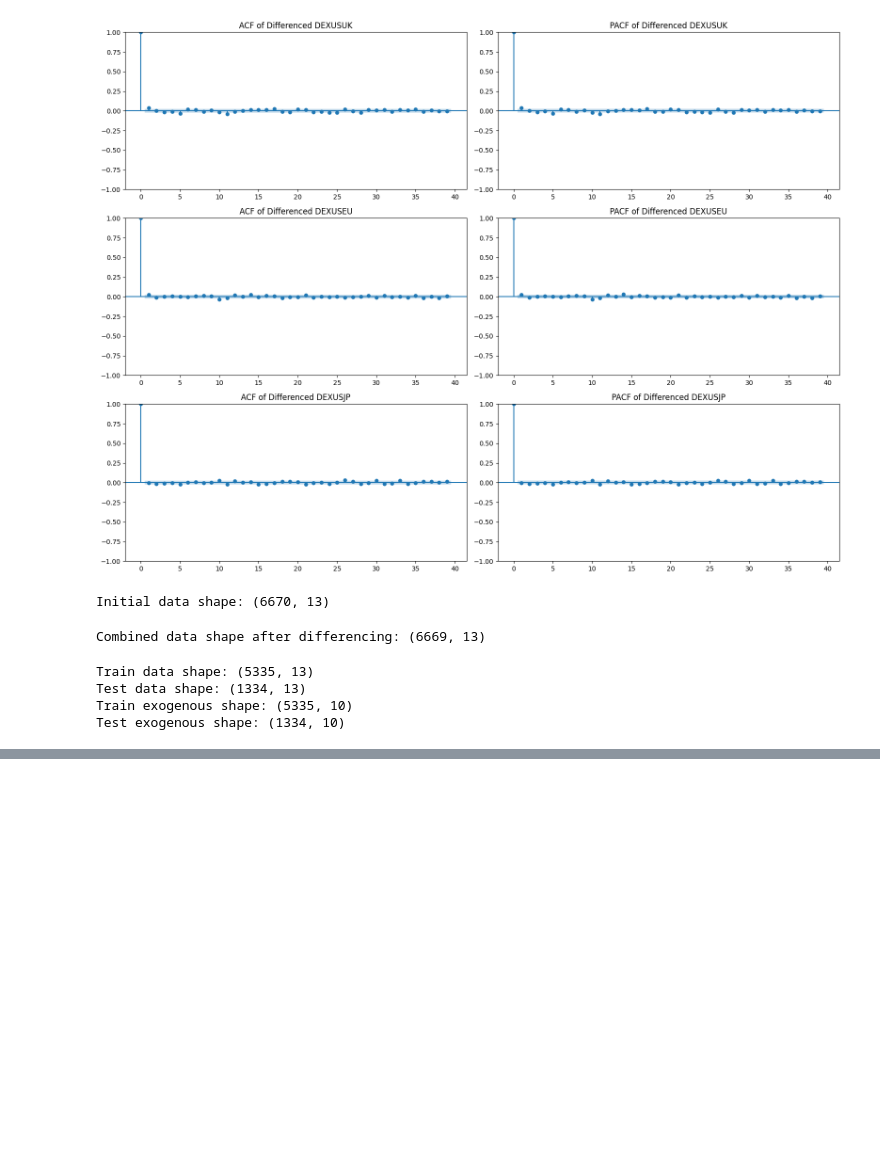
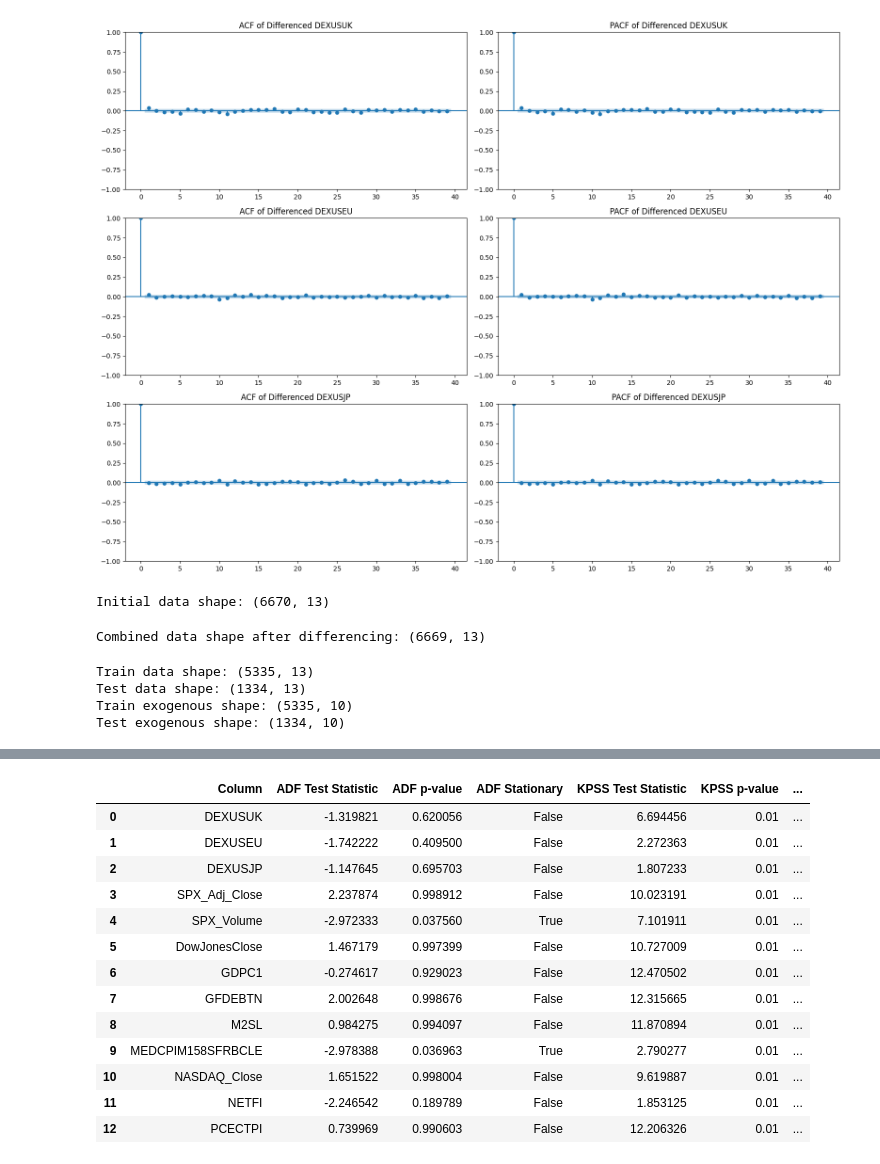
Before and after one commit to aghabekyanv3/thesis_time_series, a Jupyter notebook: ARIMA.ipynb, the cells around one changed output, grey strips where cells are left out. Saved outputs shown, nothing was run; the diff lists cells and outputs as text; code cells hidden in the pictures; blank space fills up the shorter version.

```diff
--- a/ARIMA.ipynb
+++ b/ARIMA.ipynb
@@ -247,0 +478,74 @@ Forecast data shape after dropping NaNs: (0, 3)
+# %%
+import pandas as pd
+from statsmodels.tsa.stattools import adfuller, kpss
+
+data = pd.read_csv('combined_1.csv', parse_dates=['DATE'], index_col='DATE')
+# Function to perform the ADF test
+def adf_test(series, signif=0.05):
+    result = adfuller(series.dropna(), autolag='AIC')
+    p_value = result[1]
+    return p_value < signif, result
+
+# Function to perform the KPSS test
+def kpss_test(series, signif=0.05):
+    result = kpss(series.dropna(), regression='c', nlags="auto")
+    p_value = result[1]
+    return p_value >= signif, result
+
+# Function to differencing
+def difference(series):
+    return series.diff().dropna()
+
+# Results storage
+results = []
+
+# Check stationarity for target columns
+target_columns = ['DEXUSUK', 'DEXUSEU', 'DEXUSJP']
+for column in target_columns:
+    series = data[column]
+    adf_stationary, adf_result = adf_test(series)
+    kpss_stationary, kpss_result = kpss_test(series)
+
+    results.append({
+        'Column': column,
+        'ADF Test Statistic': adf_result[0],
+        'ADF p-value': adf_result[1],
+        'ADF Stationary': adf_stationary,
+        'KPSS Test Statistic': kpss_result[0],
+        'KPSS p-value': kpss_result[1],
+        'KPSS Stationary': kpss_stationary
+    })
+
+    # Apply differencing if not stationary
+    if not adf_stationary:
+        data[column] = difference(series)
+
+# Check stationarity for exogenous variables
+exogenous_columns = ['SPX_Adj_Close', 'SPX_Volume', 'DowJonesClose', 'GDPC1', 'GFDEBTN',
+                     'M2SL', 'MEDCPIM158SFRBCLE', 'NASDAQ_Close', 'NETFI', 'PCECTPI']
+
+for column in exogenous_columns:
+    series = data[column]
+    adf_stationary, adf_result = adf_test(series)
+    kpss_stationary, kpss_result = kpss_test(series)
+
+    results.append({
+        'Column': column,
+        'ADF Test Statistic': adf_result[0],
+        'ADF p-value': adf_result[1],
+        'ADF Stationary': adf_stationary,
+        'KPSS Test Statistic': kpss_result[0],
+        'KPSS p-value': kpss_result[1],
+        'KPSS Stationary': kpss_stationary
+    })
+
+    # Apply differencing if not stationary
+    if not adf_stationary:
+        data[column] = difference(series)
+
+# Create results DataFrame
+results_df = pd.DataFrame(results)
+results_df
+# Save the differenced dataframe to a CSV file
+data.to_csv('differenced_data.csv')
+# %% [output]
@@ -247,0 +569,14 @@ Forecast data shape after dropping NaNs: (0, 3)
+|  | Column | ADF Test Statistic | ADF p-value | ADF Stationary | KPSS Test Statistic | KPSS p-value | ... |
+| 0 | DEXUSUK | -1.319821 | 0.620056 | False | 6.694456 | 0.01 | ... |
+| 1 | DEXUSEU | -1.742222 | 0.409500 | False | 2.272363 | 0.01 | ... |
+| 2 | DEXUSJP | -1.147645 | 0.695703 | False | 1.807233 | 0.01 | ... |
+| 3 | SPX_Adj_Close | 2.237874 | 0.998912 | False | 10.023191 | 0.01 | ... |
+| 4 | SPX_Volume | -2.972333 | 0.037560 | True | 7.101911 | 0.01 | ... |
+| 5 | DowJonesClose | 1.467179 | 0.997399 | False | 10.727009 | 0.01 | ... |
+| 6 | GDPC1 | -0.274617 | 0.929023 | False | 12.470502 | 0.01 | ... |
+| 7 | GFDEBTN | 2.002648 | 0.998676 | False | 12.315665 | 0.01 | ... |
+| 8 | M2SL | 0.984275 | 0.994097 | False | 11.870894 | 0.01 | ... |
+| 9 | MEDCPIM158SFRBCLE | -2.978388 | 0.036963 | True | 2.790277 | 0.01 | ... |
+| 10 | NASDAQ_Close | 1.651522 | 0.998004 | False | 9.619887 | 0.01 | ... |
+| 11 | NETFI | -2.246542 | 0.189789 | False | 1.853125 | 0.01 | ... |
+| 12 | PCECTPI | 0.739969 | 0.990603 | False | 12.206326 | 0.01 | ... |
```
Also changed, not shown: parts of 9 cells of this notebook, 12 other files.
